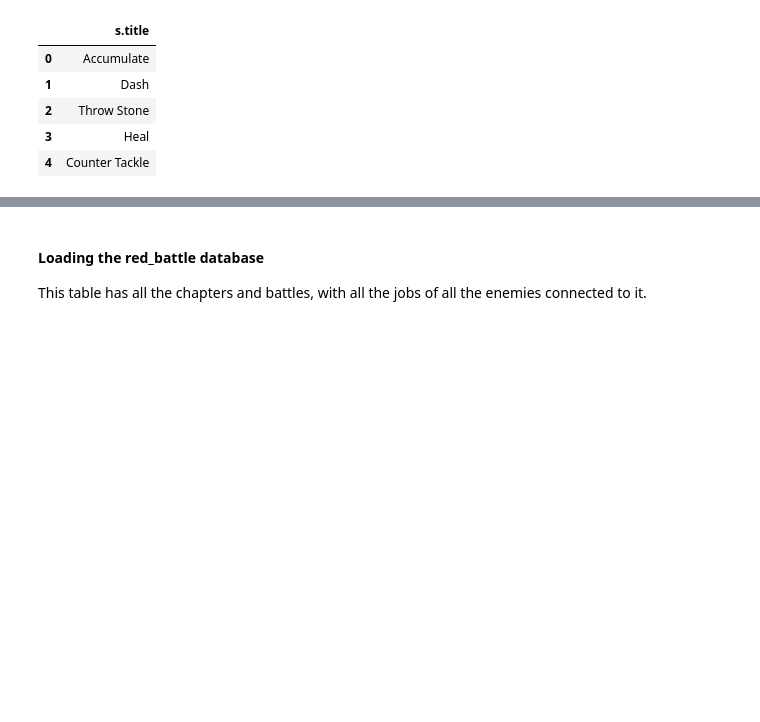
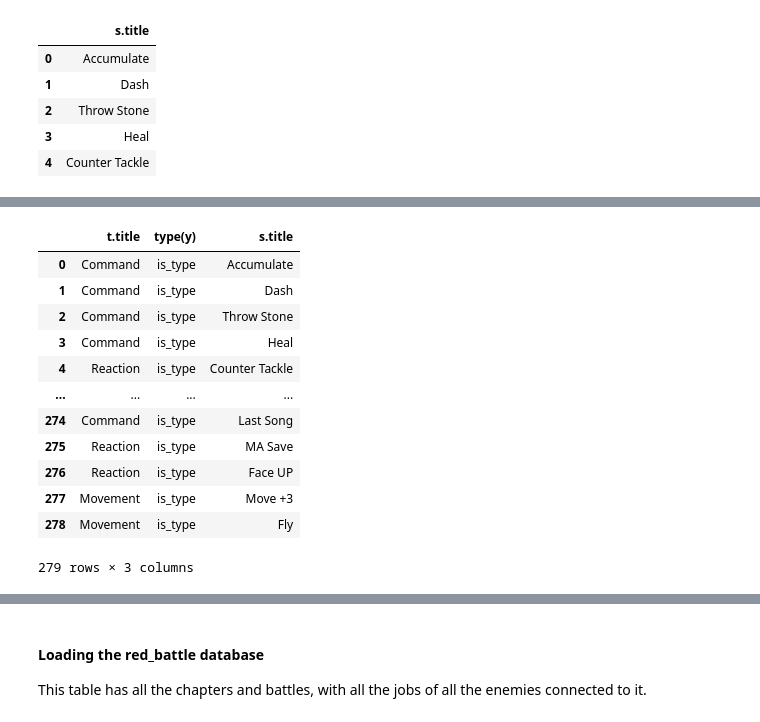
Before and after one commit to rowevscolumn/FinalFantasyTacticsInNeo4j, a Jupyter notebook: 01_loadingData.ipynb, the cells around one changed output, grey strips where cells are left out. Drawn from its saved outputs; the diff is of its cells as text; code cells hidden in the pictures; blank space fills up the shorter version.

```diff
--- a/01_loadingData.ipynb
+++ b/01_loadingData.ipynb
@@ -298,3 +316,30 @@ RETURN j.title,t.title,s.title;
+# %%
+# This loads all relationships of jobs, skills and types
+gds.runCypher(
+    """
+LOAD CSV WITH HEADERS FROM 'file:///fft_skills.csv' AS row
+WITH row
+    MATCH (t:Type {title:row['type']})
+    MATCH (s:Skill {title:row['name'], type:row['type']})
+    CREATE (s)-[y:is_type]->(t)
+RETURN t.title, type(y), s.title;
+    """
+)
+#! End of Skills file
+# %% [output]
+|  | t.title | type(y) | s.title |
+| 0 | Command | is_type | Accumulate |
+| 1 | Command | is_type | Dash |
+| 2 | Command | is_type | Throw Stone |
+| 3 | Command | is_type | Heal |
+| 4 | Reaction | is_type | Counter Tackle |
+| ... | ... | ... | ... |
+| 274 | Command | is_type | Last Song |
+| 275 | Reaction | is_type | MA Save |
+| 276 | Reaction | is_type | Face UP |
+| 277 | Movement | is_type | Move +3 |
+| 278 | Movement | is_type | Fly |
+279 rows × 3 columns
 # %%
 # This loads all relationships of jobs, skills and types
 gds.runCypher(
```
Also changed, not shown: parts of 27 cells of this notebook, 5 other files.
